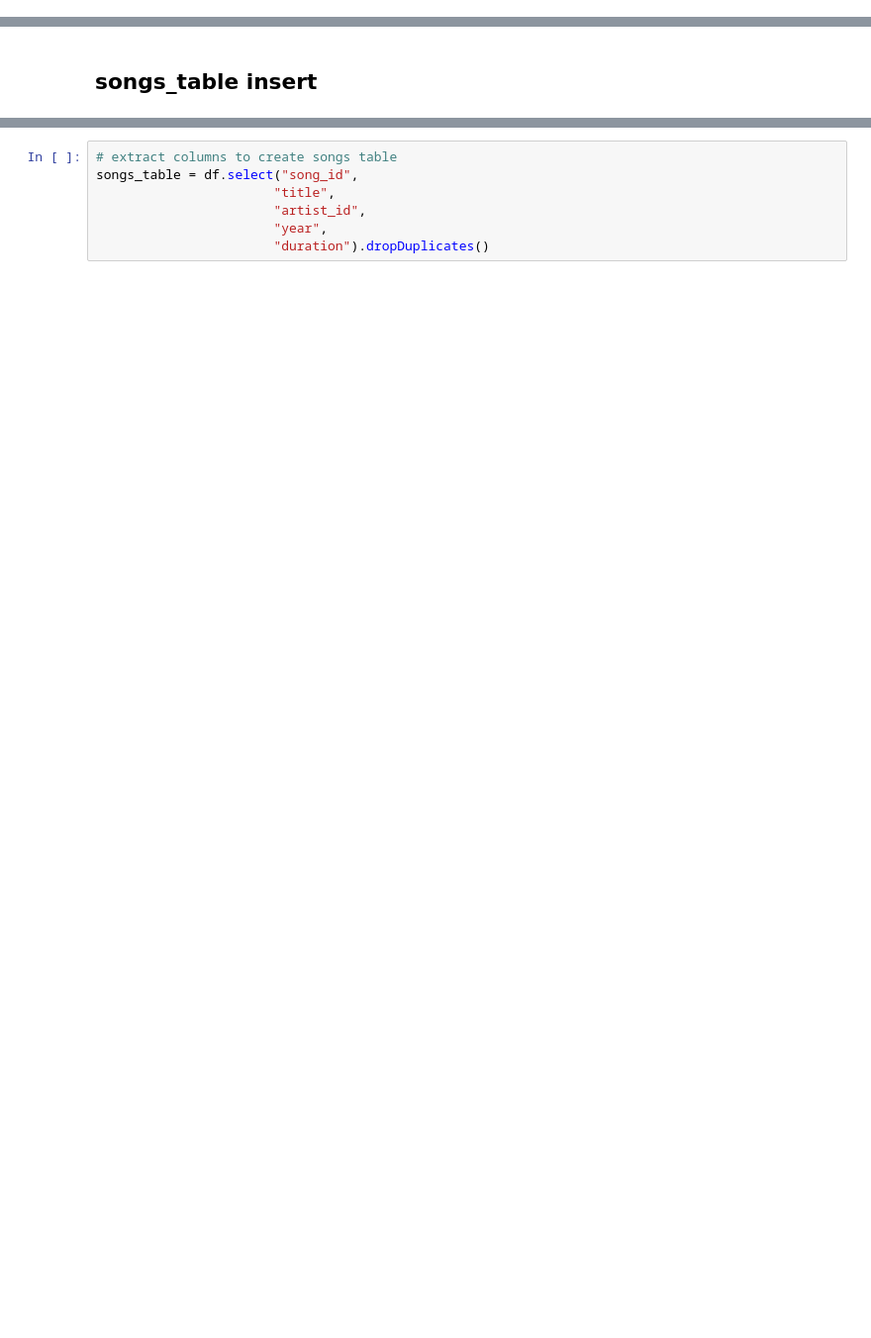
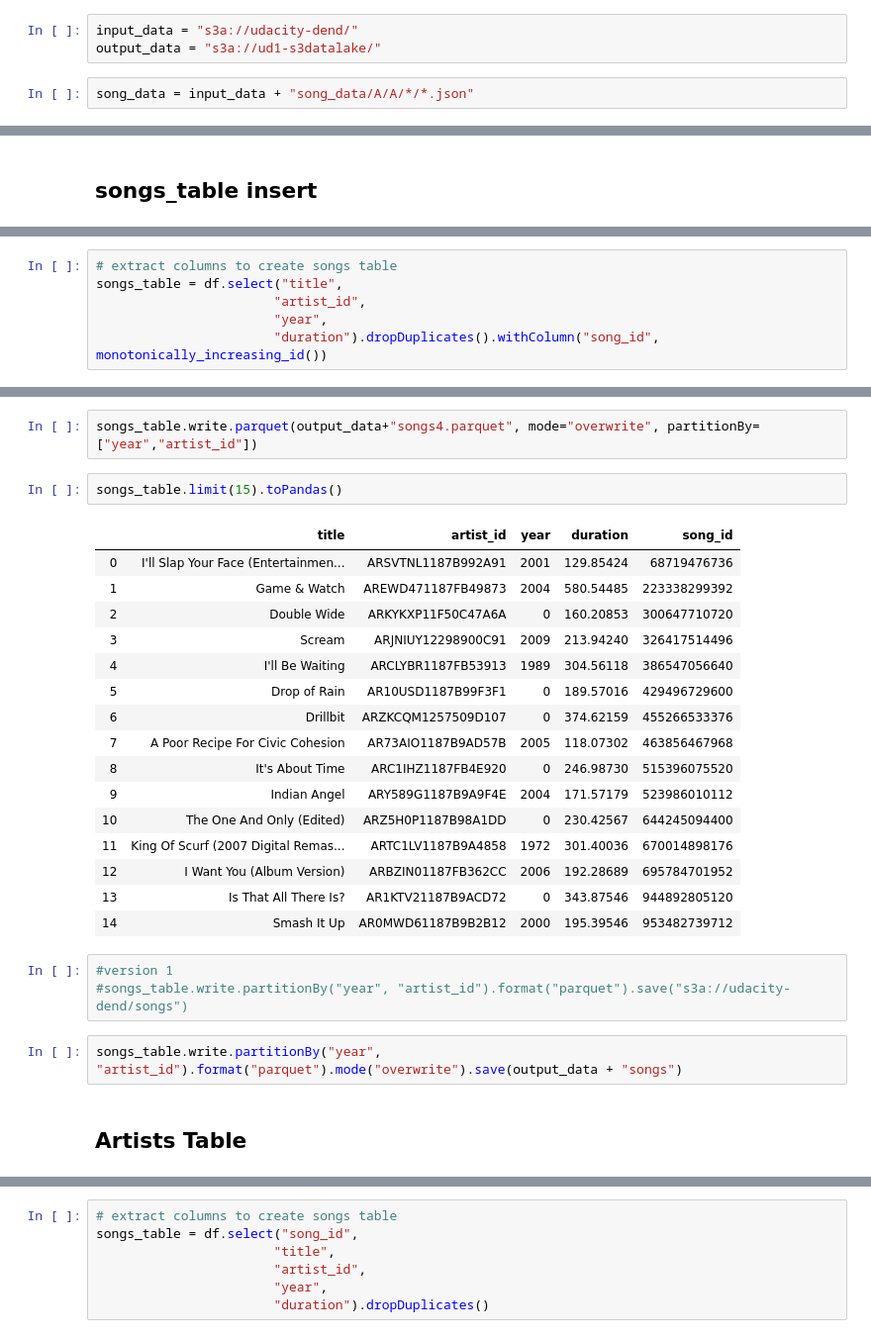
Before and after one commit to jcanque777/data_lakes_spark_ud, a Jupyter notebook: get_data.ipynb, the cells around one changed output, grey strips where cells are left out. Shown: that part at 99% size. Saved outputs shown, nothing was run; the diff lists cells and outputs as text; blank space fills up the shorter version.

```diff
--- a/get_data.ipynb
+++ b/get_data.ipynb
@@ -124,0 +126,5 @@ song_data = "s3a://udacity-dend/song_data/A/A/A/*.json"
+# %%
+input_data = "s3a://udacity-dend/"
+output_data = "s3a://ud1-s3datalake/"
+# %%
+song_data = input_data + "song_data/A/A/*/*.json"
@@ -159,0 +158,6 @@ p_df.head()
+# %%
+# extract columns to create songs table
+songs_table = df.select("title",
+                       "artist_id",
+                       "year",
+                       "duration").dropDuplicates().withColumn("song_id", monotonically_increasing_id())
@@ -159,0 +178,28 @@ p_df.head()
+# %%
+songs_table.write.parquet(output_data+"songs4.parquet", mode="overwrite", partitionBy=["year","artist_id"])
+# %%
+songs_table.limit(15).toPandas()
+# %% [output]
+|  | title | artist_id | year | duration | song_id |
+| 0 | I'll Slap Your Face (Entertainmen... | ARSVTNL1187B992A91 | 2001 | 129.85424 | 68719476736 |
+| 1 | Game & Watch | AREWD471187FB49873 | 2004 | 580.54485 | 223338299392 |
+| 2 | Double Wide | ARKYKXP11F50C47A6A | 0 | 160.20853 | 300647710720 |
+| 3 | Scream | ARJNIUY12298900C91 | 2009 | 213.94240 | 326417514496 |
+| 4 | I'll Be Waiting | ARCLYBR1187FB53913 | 1989 | 304.56118 | 386547056640 |
+| 5 | Drop of Rain | AR10USD1187B99F3F1 | 0 | 189.57016 | 429496729600 |
+| 6 | Drillbit | ARZKCQM1257509D107 | 0 | 374.62159 | 455266533376 |
+| 7 | A Poor Recipe For Civic Cohesion | AR73AIO1187B9AD57B | 2005 | 118.07302 | 463856467968 |
+| 8 | It's About Time | ARC1IHZ1187FB4E920 | 0 | 246.98730 | 515396075520 |
+| 9 | Indian Angel | ARY589G1187B9A9F4E | 2004 | 171.57179 | 523986010112 |
+| 10 | The One And Only (Edited) | ARZ5H0P1187B98A1DD | 0 | 230.42567 | 644245094400 |
+| 11 | King Of Scurf (2007 Digital Remas... | ARTC1LV1187B9A4858 | 1972 | 301.40036 | 670014898176 |
+| 12 | I Want You (Album Version) | ARBZIN01187FB362CC | 2006 | 192.28689 | 695784701952 |
+| 13 | Is That All There Is? | AR1KTV21187B9ACD72 | 0 | 343.87546 | 944892805120 |
+| 14 | Smash It Up | AR0MWD61187B9B2B12 | 2000 | 195.39546 | 953482739712 |
+# %%
+#version 1
+#songs_table.write.partitionBy("year", "artist_id").format("parquet").save("s3a://udacity-dend/songs")
+# %%
+songs_table.write.partitionBy("year", "artist_id").format("parquet").mode("overwrite").save(output_data + "songs")
+# %% [markdown]
+## Artists Table
```
Also changed, not shown: parts of 99 cells of this notebook.
